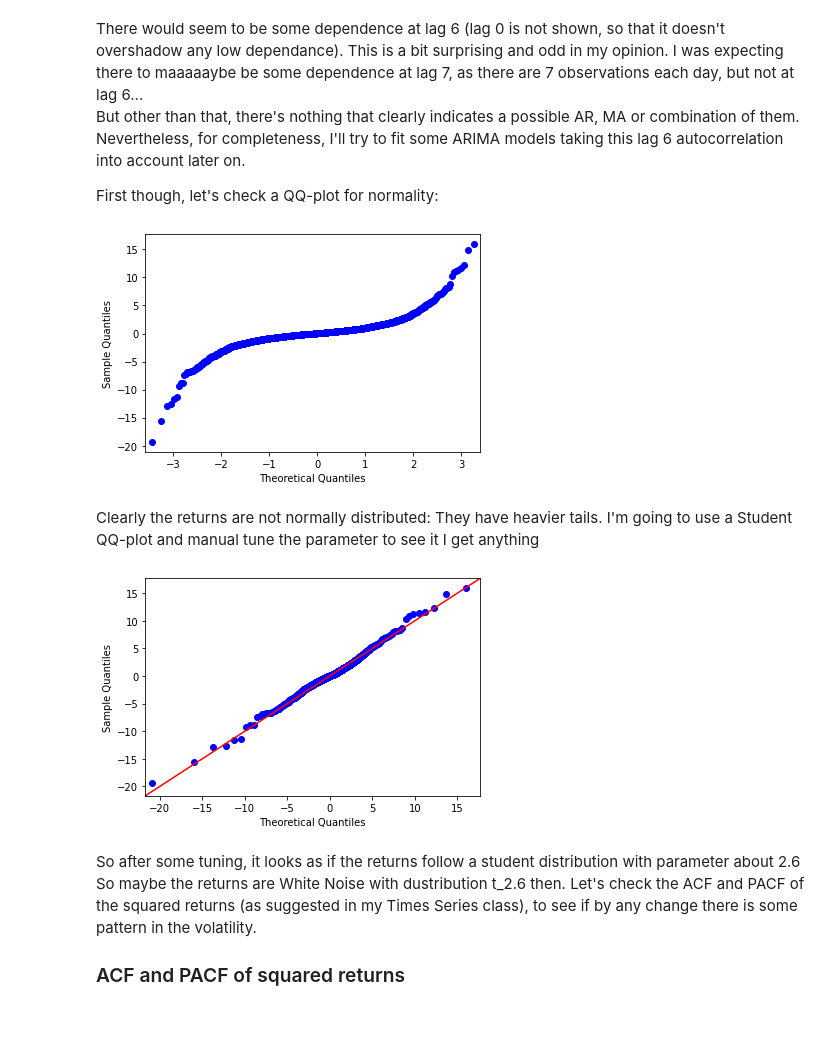
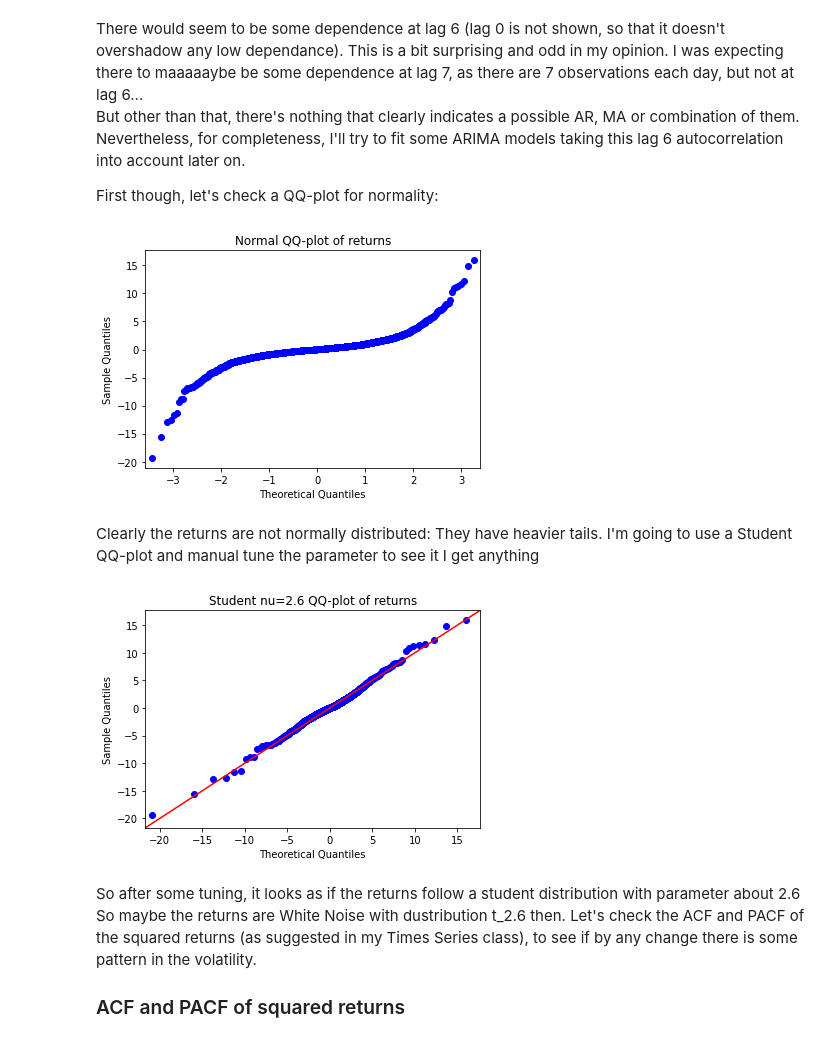
Before and after one commit to Sekarski/MasterThesis, a Jupyter notebook: exploration/TimeSeriesApproach.ipynb, the cells around one changed output. Cells and saved outputs as stored; diff of their text form; code cells hidden in the pictures.

```diff
--- a/exploration/TimeSeriesApproach.ipynb
+++ b/exploration/TimeSeriesApproach.ipynb
@@ -91,16 +117,26 @@ But other than that, there's nothing that clearly indicates a possible AR, MA or
 First though, let's check a QQ-plot for normality:
 # %%
 qqplot(tsla_ret)
+plt.title("Normal QQ-plot of returns")
+
+img_nqq_returns = "../report/img/img_nqq_returns.pdf"
+plt.savefig(img_nqq_returns,bbox_inches="tight")
+
 plt.show()
 # %% [output]
-[figure, old version]
+[figure, new version]
 # %% [markdown]
 Clearly the returns are not normally distributed: They have heavier tails. I'm going to use a Student QQ-plot and manual tune the parameter to see it I get anything
 # %%
 qqplot(tsla_ret, stats.t, distargs=(2.6,), line="45")
+plt.title("Student nu=2.6 QQ-plot of returns")
+
+img_tqq_returns = "../report/img/img_tqq_returns.pdf"
+plt.savefig(img_tqq_returns,bbox_inches="tight")
+
 plt.show()
 # %% [output]
-[figure, old version]
+[figure, new version]
 # %% [markdown]
 So after some tuning, it looks as if the returns follow a student distribution with parameter about 2.6
 So maybe the returns are White Noise with dustribution t_2.6 then. Let's check the ACF and PACF of the squared returns (as suggested in my Times Series class), to see if by any change there is some pattern in the volatility.
```
Also changed, not shown: parts of 9 cells of this notebook, 4 other files.
